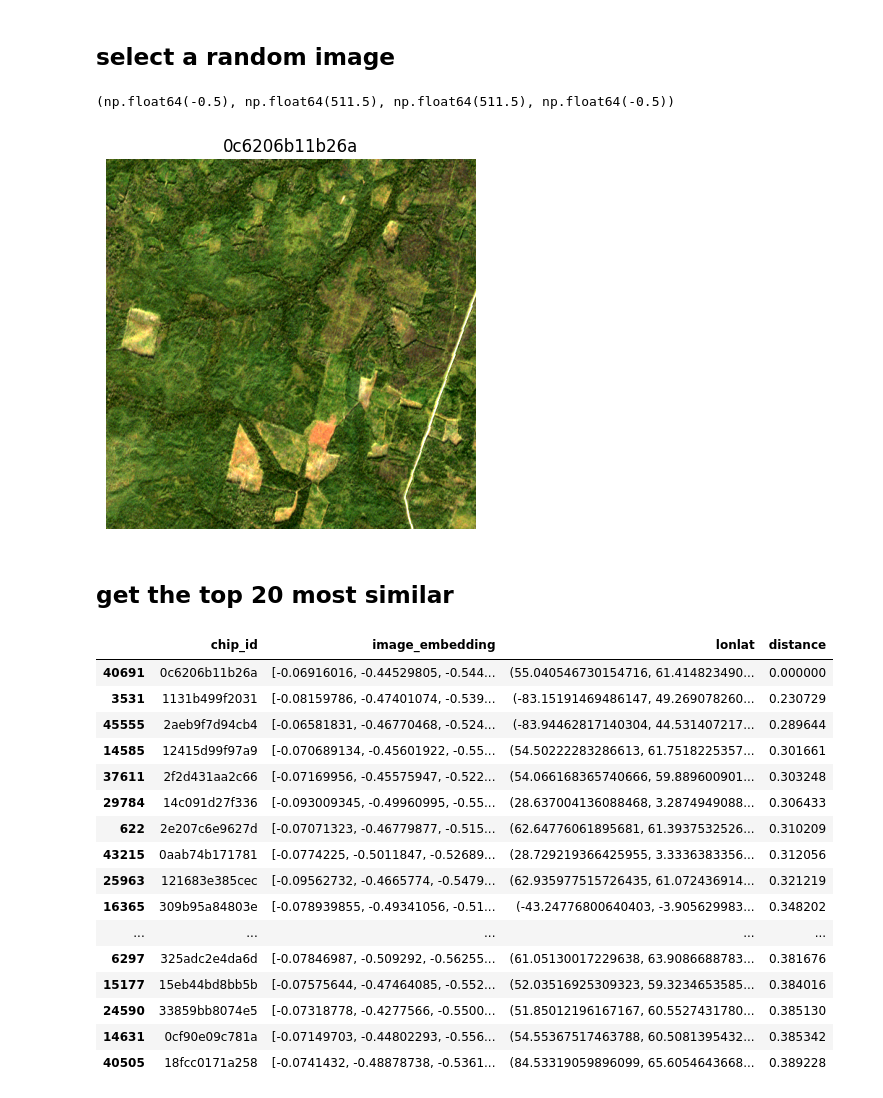
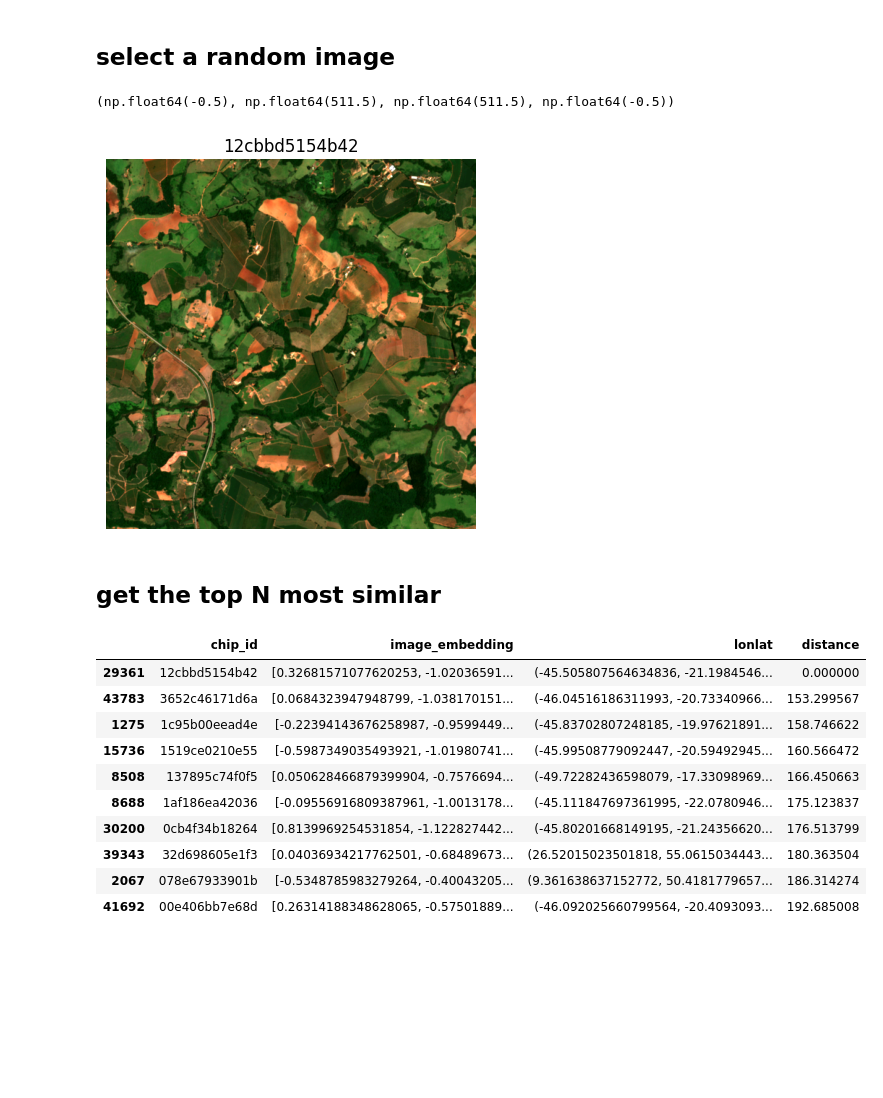
Before and after one commit to rramosp/genai-eo-embeddings, a Jupyter notebook: notebooks/05 - search in img embeddings space.ipynb, the cells around one changed output. Drawn from its saved outputs; the diff is of its cells as text; code cells hidden in the pictures; blank space fills up the shorter version.

```diff
--- a/notebooks/05 - search in img embeddings space.ipynb
+++ b/notebooks/05 - search in img embeddings space.ipynb
@@ -16,7 +17,7 @@ from IPython.display import Markdown
 # %% [markdown]
 ## read all image embeddings
 # %%
-files = glob('/opt/data/dora/embeddings/consolidated/*')
+files = glob('/datasets/genai-geo-embeddings/chips/*.pkl')
 def readf(fname):
     with open(fname, 'rb') as f:
         z = pickle.load(f)
@@ -65,34 +72,30 @@ plt.title(z['chip_id'])
 plt.axis('off')
 # %% [output]
 (np.float64(-0.5), np.float64(511.5), np.float64(511.5), np.float64(-0.5))
-[figure, old version]
+[figure, new version]
 # %% [markdown]
-## get the top 20 most similar
+## get the top N most similar
 # %%
+n = 10
+
 distances = np.sum((vdb - z['image_embedding'])**2, axis=1)
-top20_idxs = np.argsort(distances)[:20]
+topn_idxs = np.argsort(distances)[:n]
 # %%
-top20 = embs.iloc[top20_idxs].copy()
-top20['distance'] = distances[top20_idxs]
-top20
+topn = embs.iloc[topn_idxs].copy()
+topn['distance'] = distances[topn_idxs]
+topn
 # %% [output]
 |  | chip_id | image_embedding | lonlat | distance |
-| 40691 | 0c6206b11b26a | [-0.06916016, -0.44529805, -0.544... | (55.040546730154716, 61.414823490... | 0.000000 |
-| 3531 | 1131b499f2031 | [-0.08159786, -0.47401074, -0.539... | (-83.15191469486147, 49.269078260... | 0.230729 |
-| 45555 | 2aeb9f7d94cb4 | [-0.06581831, -0.46770468, -0.524... | (-83.94462817140304, 44.531407217... | 0.289644 |
-| 14585 | 12415d99f97a9 | [-0.070689134, -0.45601922, -0.55... | (54.50222283286613, 61.7518225357... | 0.301661 |
-| 37611 | 2f2d431aa2c66 | [-0.07169956, -0.45575947, -0.522... | (54.066168365740666, 59.889600901... | 0.303248 |
-| 29784 | 14c091d27f336 | [-0.093009345, -0.49960995, -0.55... | (28.637004136088468, 3.2874949088... | 0.306433 |
-| 622 | 2e207c6e9627d | [-0.07071323, -0.46779877, -0.515... | (62.64776061895681, 61.3937532526... | 0.310209 |
-| 43215 | 0aab74b171781 | [-0.0774225, -0.5011847, -0.52689... | (28.729219366425955, 3.3336383356... | 0.312056 |
-| 25963 | 121683e385cec | [-0.09562732, -0.4665774, -0.5479... | (62.935977515726435, 61.072436914... | 0.321219 |
-| 16365 | 309b95a84803e | [-0.078939855, -0.49341056, -0.51... | (-43.24776800640403, -3.905629983... | 0.348202 |
-| ... | ... | ... | ... | ... |
-| 6297 | 325adc2e4da6d | [-0.07846987, -0.509292, -0.56255... | (61.05130017229638, 63.9086688783... | 0.381676 |
-| 15177 | 15eb44bd8bb5b | [-0.07575644, -0.47464085, -0.552... | (52.03516925309323, 59.3234653585... | 0.384016 |
-| 24590 | 33859bb8074e5 | [-0.07318778, -0.4277566, -0.5500... | (51.85012196167167, 60.5527431780... | 0.385130 |
-| 14631 | 0cf90e09c781a | [-0.07149703, -0.44802293, -0.556... | (54.55367517463788, 60.5081395432... | 0.385342 |
-| 40505 | 18fcc0171a258 | [-0.0741432, -0.48878738, -0.5361... | (84.53319059896099, 65.6054643668... | 0.389228 |
+| 29361 | 12cbbd5154b42 | [0.32681571077620253, -1.02036591... | (-45.505807564634836, -21.1984546... | 0.000000 |
+| 43783 | 3652c46171d6a | [0.0684323947948799, -1.038170151... | (-46.04516186311993, -20.73340966... | 153.299567 |
+| 1275 | 1c95b00eead4e | [-0.22394143676258987, -0.9599449... | (-45.83702807248185, -19.97621891... | 158.746622 |
+| 15736 | 1519ce0210e55 | [-0.5987349035493921, -1.01980741... | (-45.99508779092447, -20.59492945... | 160.566472 |
+| 8508 | 137895c74f0f5 | [0.050628466879399904, -0.7576694... | (-49.72282436598079, -17.33098969... | 166.450663 |
+| 8688 | 1af186ea42036 | [-0.09556916809387961, -1.0013178... | (-45.111847697361995, -22.0780946... | 175.123837 |
+| 30200 | 0cb4f34b18264 | [0.8139969254531854, -1.122827442... | (-45.80201668149195, -21.24356620... | 176.513799 |
+| 39343 | 32d698605e1f3 | [0.04036934217762501, -0.68489673... | (26.52015023501818, 55.0615034443... | 180.363504 |
+| 2067 | 078e67933901b | [-0.5348785983279264, -0.40043205... | (9.361638637152772, 50.4181779657... | 186.314274 |
+| 41692 | 00e406bb7e68d | [0.26314188348628065, -0.57501889... | (-46.092025660799564, -20.4093093... | 192.685008 |
 # %%
 # the most similar one must be the query chip itself
 
```
Also changed, not shown: parts of 6 cells of this notebook, 18 other files.
